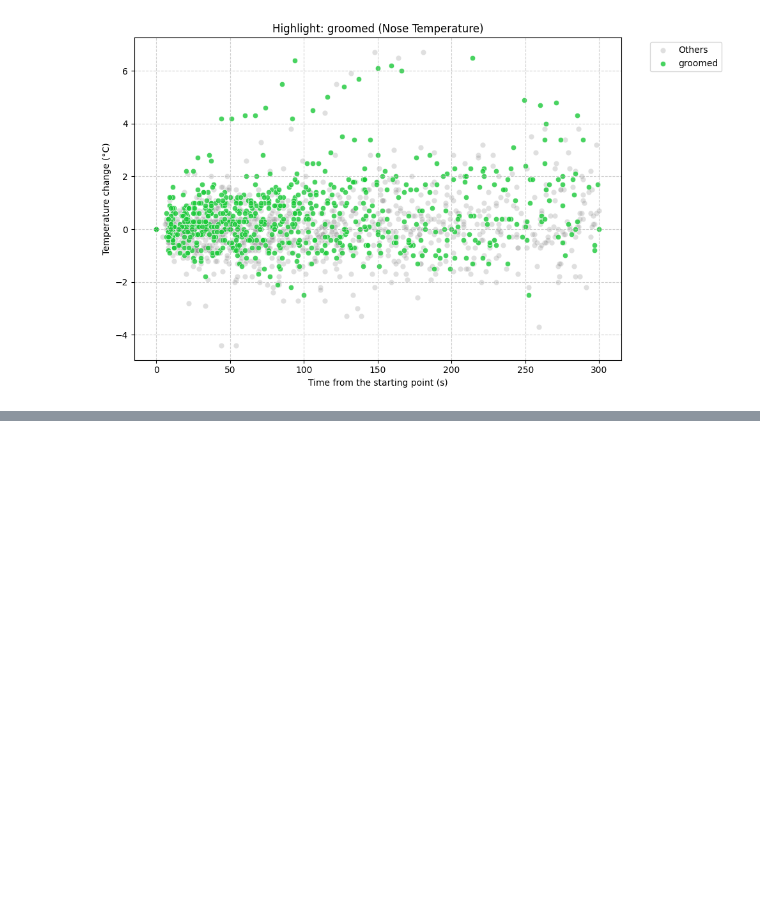
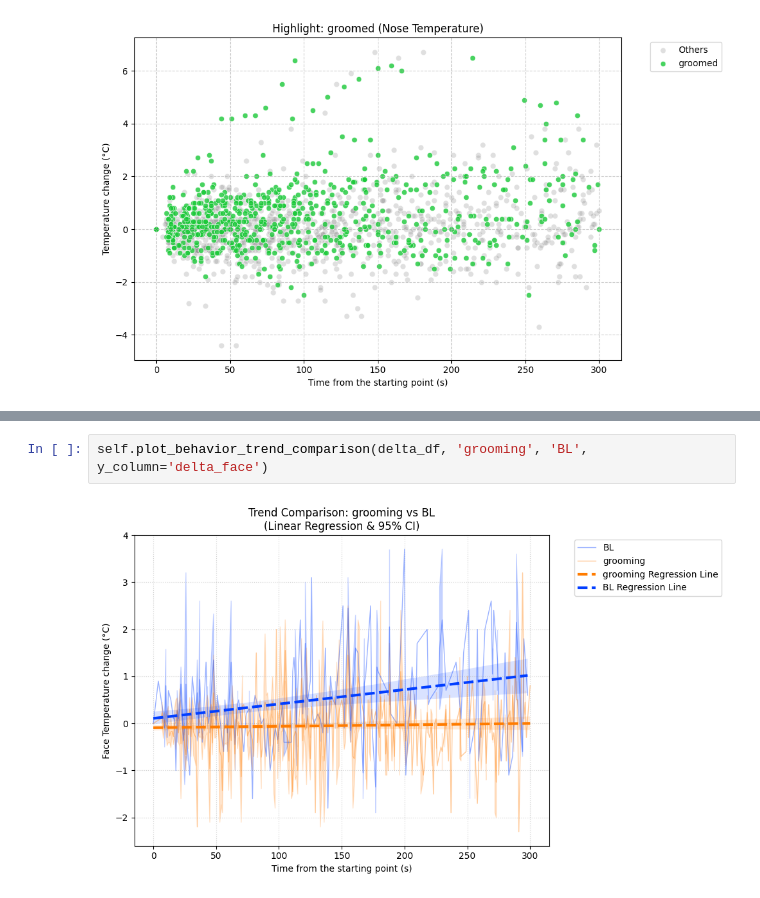
Before and after one commit to Yasui-kyoto/Monkey_Aggression, a Jupyter notebook: notebooks/03_aim_1/aim_01.ipynb, the cells around one changed output, grey strips where cells are left out. Cells and saved outputs as stored; diff of their text form; blank space fills up the shorter version.

```diff
--- a/notebooks/03_aim_1/aim_01.ipynb
+++ b/notebooks/03_aim_1/aim_01.ipynb
@@ -53,0 +87,4 @@ for behavior in delta_df['behavior'].unique():
+# %%
+self.plot_behavior_trend_comparison(delta_df, 'grooming', 'BL', y_column='delta_face')
+# %% [output]
+[figure, added]
```
Also changed, not shown: parts of 7 cells of this notebook, 2 other files.
